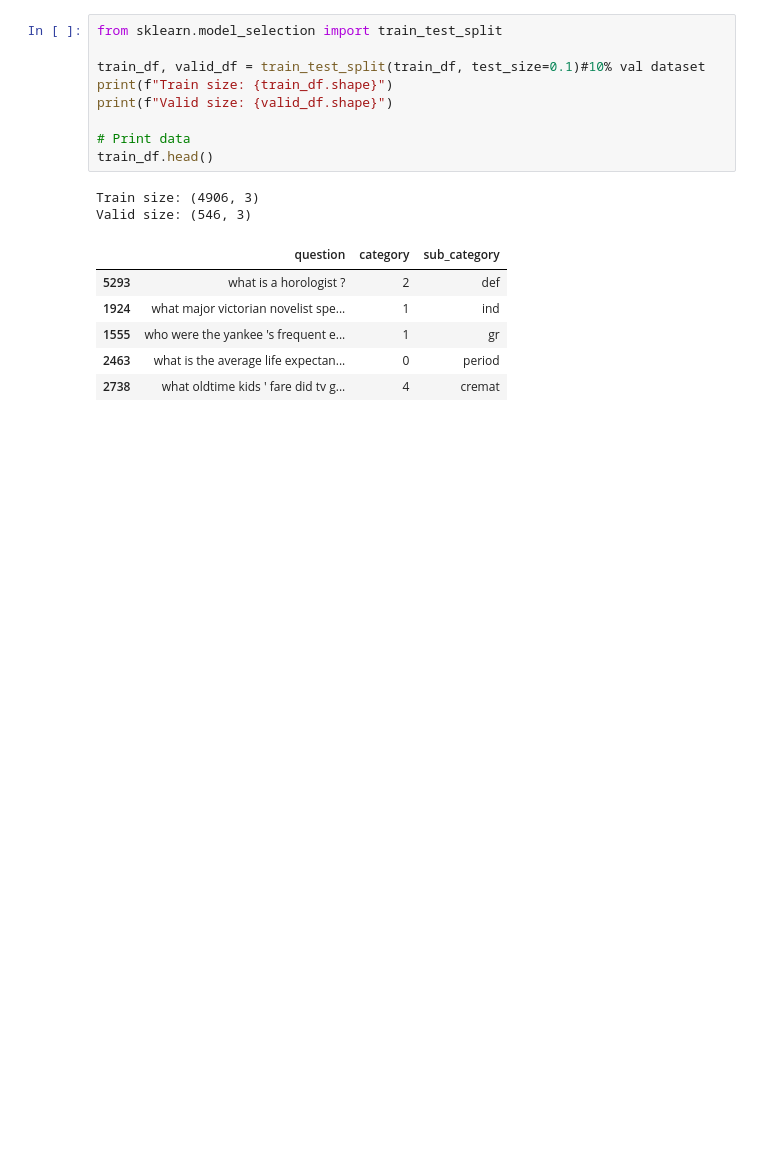
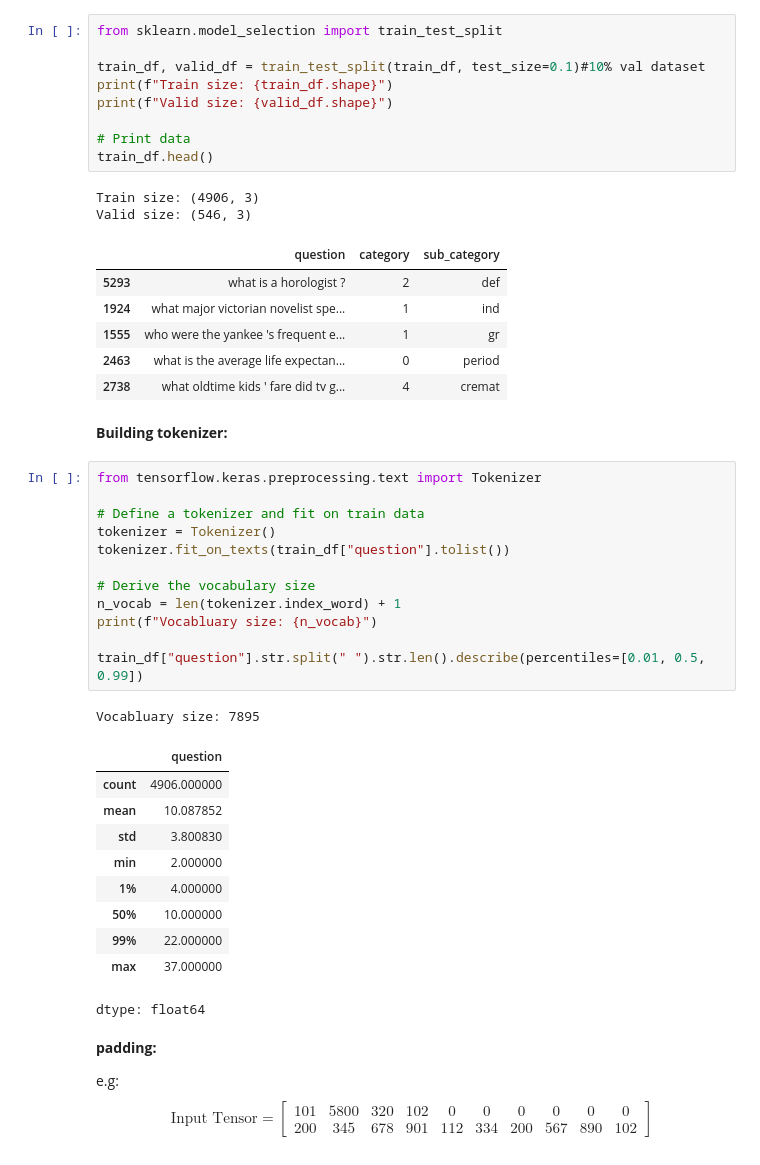
Before and after one commit to Atabak-Touri/NLP-CNN_RNN, a Jupyter notebook: sentenceclassification_CNN.ipynb, the cells around one changed output. Cells and saved outputs as stored; diff of their text form; blank space fills up the shorter version.

```diff
--- a/sentenceclassification_CNN.ipynb
+++ b/sentenceclassification_CNN.ipynb
@@ -200,3 +200,34 @@ Valid size: (546, 3)
 | 1555 | who were the yankee 's frequent e... | 1 | gr |
 | 2463 | what is the average life expectan... | 0 | period |
 | 2738 | what oldtime kids ' fare did tv g... | 4 | cremat |
+# %% [markdown]
+**Building tokenizer:**
+# %%
+from tensorflow.keras.preprocessing.text import Tokenizer
+
+# Define a tokenizer and fit on train data
+tokenizer = Tokenizer()
+tokenizer.fit_on_texts(train_df["question"].tolist())
+
+# Derive the vocabulary size
+n_vocab = len(tokenizer.index_word) + 1
+print(f"Vocabluary size: {n_vocab}")
+
+train_df["question"].str.split(" ").str.len().describe(percentiles=[0.01, 0.5, 0.99])
+# %% [output]
+Vocabluary size: 7895
+|  | question |
+| count | 4906.000000 |
+| mean | 10.087852 |
+| std | 3.800830 |
+| min | 2.000000 |
+| 1% | 4.000000 |
+| 50% | 10.000000 |
+| 99% | 22.000000 |
+| max | 37.000000 |
+dtype: float64
+# %% [markdown]
+**padding:**
+
+e.g:
+$$\text{Input Tensor} = \begin{bmatrix} 101 & 5800 & 320 & 102 & 0 & 0 & 0 & 0 & 0 & 0 \\ 200 & 345 & 678 & 901 & 112 & 334 & 200 & 567 & 890 & 102 \end{bmatrix}$$
```
Also changed, not shown: parts of 8 cells of this notebook.
